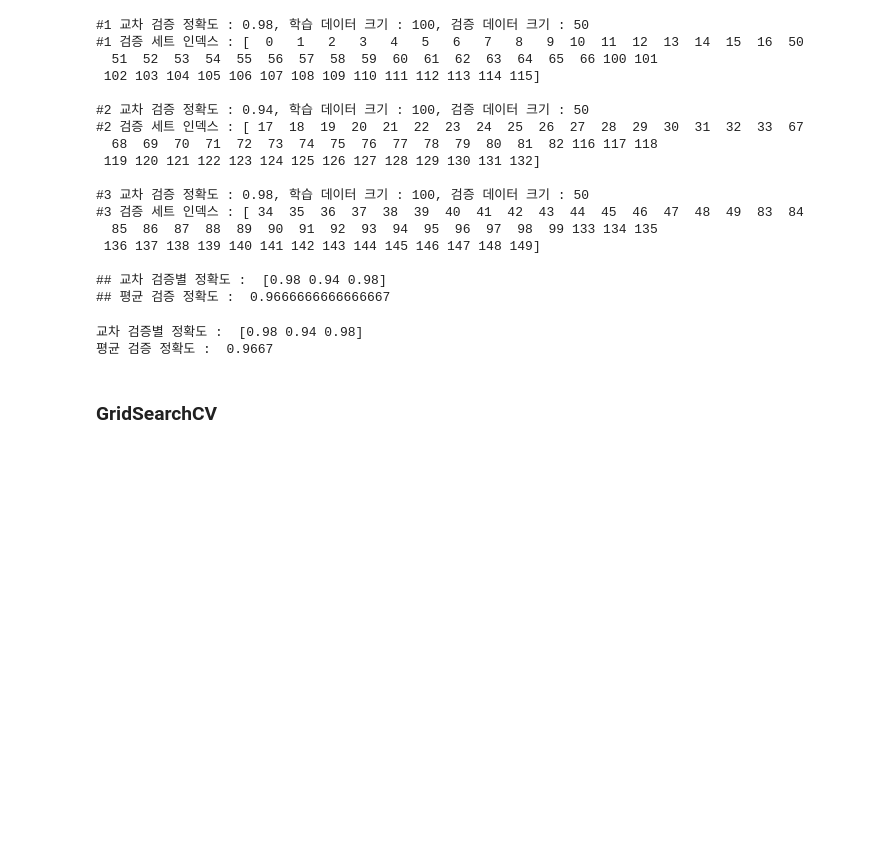
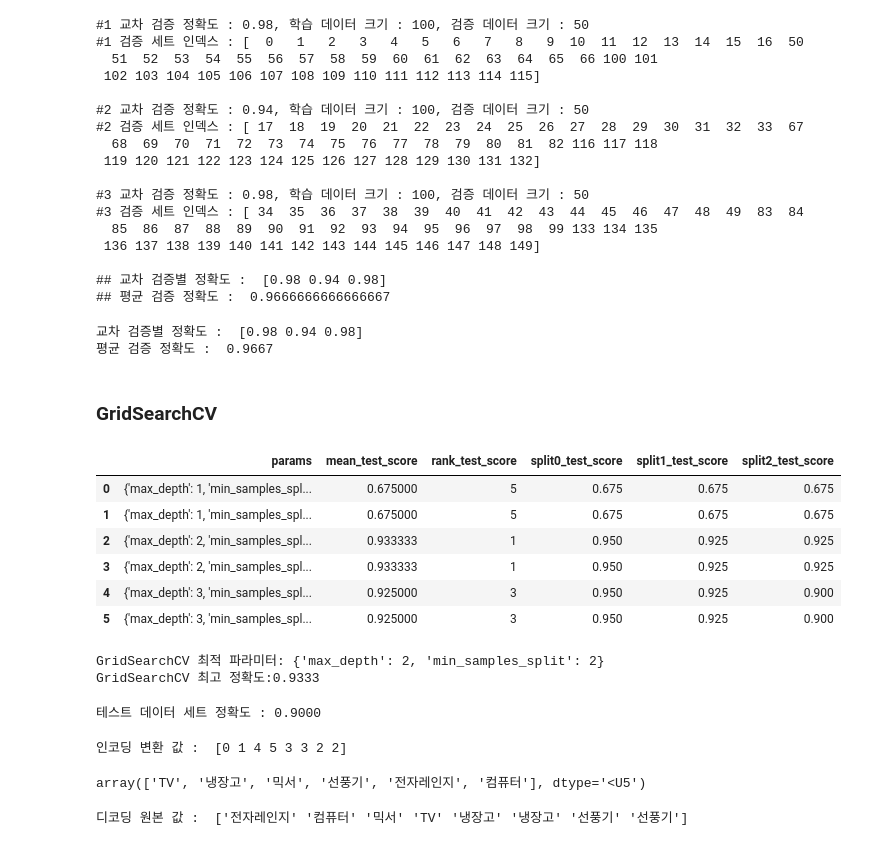
Before and after one commit to f-exuan21/ML_study, a Jupyter notebook: scikit-learn.ipynb, the cells around one changed output. Drawn from its saved outputs; the diff is of its cells as text; code cells hidden in the pictures; blank space fills up the shorter version.

```diff
--- a/scikit-learn.ipynb
+++ b/scikit-learn.ipynb
@@ -363,3 +363,61 @@ dtree = DecisionTreeClassifier()
 
 ### 파라미터를 딕셔너리 형태로 설정
 parameters = {'max_depth':[1, 2, 3], 'min_samples_split':[2, 3]}
+# %%
+import pandas as pd
+
+# param_grid의 하퍼 파미를 3개의 train, test set fold로 나누어 테스트 수행 설정.
+### refit=True가 default임. True이면 가장 좋은 파라미터 설정으로 재학습시킴.
+grid_tree = GridSearchCV(dtree, param_grid=parameters, cv=3, refit=True)
+
+# 붓꽃 학습 데이터로 param_grid의 하이퍼 파라미터를 순차적으로 학습/평가
+grid_tree.fit(X_train, y_train)
+
+# GridSearchCV 결과를 추출해 DataFrame으로 변환
+scores_df = pd.DataFrame(grid_tree.cv_results_)
+scores_df[['params', 'mean_test_score', 'rank_test_score', 'split0_test_score', 'split1_test_score', 'split2_test_score']]
+# %% [output]
+|  | params | mean_test_score | rank_test_score | split0_test_score | split1_test_score | split2_test_score |
+| 0 | {'max_depth': 1, 'min_samples_spl... | 0.675000 | 5 | 0.675 | 0.675 | 0.675 |
+| 1 | {'max_depth': 1, 'min_samples_spl... | 0.675000 | 5 | 0.675 | 0.675 | 0.675 |
+| 2 | {'max_depth': 2, 'min_samples_spl... | 0.933333 | 1 | 0.950 | 0.925 | 0.925 |
+| 3 | {'max_depth': 2, 'min_samples_spl... | 0.933333 | 1 | 0.950 | 0.925 | 0.925 |
+| 4 | {'max_depth': 3, 'min_samples_spl... | 0.925000 | 3 | 0.950 | 0.925 | 0.900 |
+| 5 | {'max_depth': 3, 'min_samples_spl... | 0.925000 | 3 | 0.950 | 0.925 | 0.900 |
+# %%
+print('GridSearchCV 최적 파라미터:', grid_tree.best_params_)
+print('GridSearchCV 최고 정확도:{0:.4f}'.format(grid_tree.best_score_))
+# %% [output]
+GridSearchCV 최적 파라미터: {'max_depth': 2, 'min_samples_split': 2}
+GridSearchCV 최고 정확도:0.9333
+# %%
+from sklearn.metrics import accuracy_score
+
+# GridSearchCV의 refit으로 이미 학습된 estimator 반환
+estimator = grid_tree.best_estimator_
+
+# GridSearchCV의 best_estimator_는 이미 최적 학습이 됐으므로 별도 학습이 필요 없음
+pred = estimator.predict(X_test)
+print('테스트 데이터 세트 정확도 : {0:.4f}'.format(accuracy_score(y_test, pred)))
+# %% [output]
+테스트 데이터 세트 정확도 : 0.9000
+# %%
+from sklearn.preprocessing import LabelEncoder
+
+items = ["TV", "냉장고", "전자레인지", "컴퓨터", "선풍기", "선풍기", "믹서", "믹서"]
+
+# LabelEncoder를 객체로 생성한 후, fit()과 transform()으로 레이블 인코딩 수행
+encoder = LabelEncoder()
+encoder.fit(items)
+labels = encoder.transform(items)
+print("인코딩 변환 값 : ", labels)
+# %% [output]
+인코딩 변환 값 :  [0 1 4 5 3 3 2 2]
+# %%
+encoder.classes_
+# %% [output]
+array(['TV', '냉장고', '믹서', '선풍기', '전자레인지', '컴퓨터'], dtype='<U5')
+# %%
+print("디코딩 원본 값 : ", encoder.inverse_transform([4, 5, 2, 0, 1, 1, 3, 3]))
+# %% [output]
+디코딩 원본 값 :  ['전자레인지' '컴퓨터' '믹서' 'TV' '냉장고' '냉장고' '선풍기' '선풍기']
```
Also changed, not shown: parts of 10 cells of this notebook, 1 other file.
